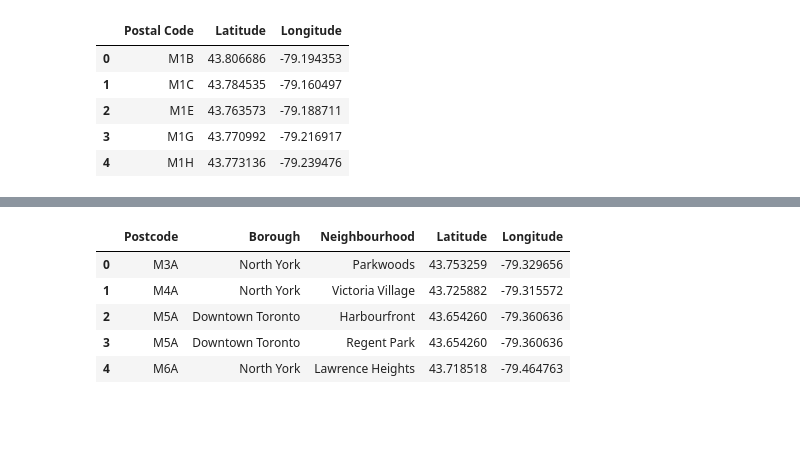
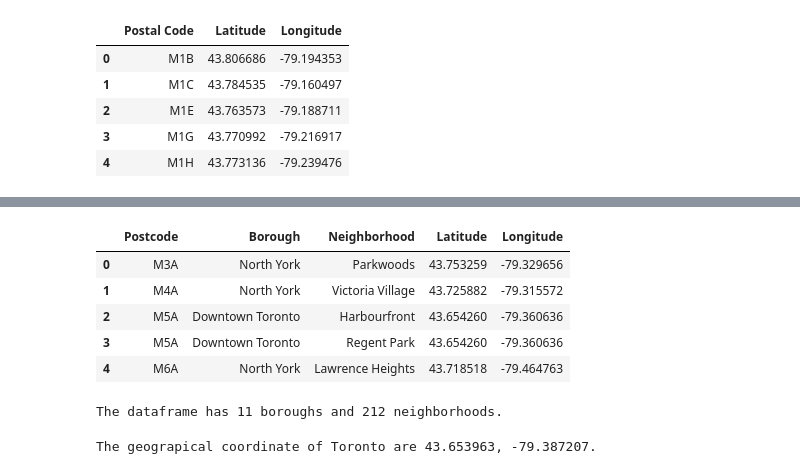
Before and after one commit to picachio/Toronto-Clustering, a Jupyter notebook: Clustering Toronto.ipynb, the cells around one changed output, grey strips where cells are left out. Drawn from its saved outputs; the diff is of its cells as text; code cells hidden in the pictures; blank space fills up the shorter version.

```diff
--- a/Clustering Toronto.ipynb
+++ b/Clustering Toronto.ipynb
@@ -78,3 +76,6 @@ Size of dataframe before: (289, 3)
 print("Size of dataframe after:", df.shape)
 # %% [output]
 Size of dataframe after: (212, 3)
+# %%
+df.rename(columns={'Neighbourhood': 'Neighborhood'}, inplace=True)
+df.head()
@@ -106,14 +114,23 @@ dtype: object
 geo_df.rename(columns={'Postal Code': 'Postcode'}, inplace=True)
 # %%
 # combine the two dataframes
-stack_df = pd.merge(df,
+merged_df = pd.merge(df,
                  geo_df,
                  on='Postcode')
-stack_df.head()
+merged_df.head()
 # %% [output]
-|  | Postcode | Borough | Neighbourhood | Latitude | Longitude |
+|  | Postcode | Borough | Neighborhood | Latitude | Longitude |
 | 0 | M3A | North York | Parkwoods | 43.753259 | -79.329656 |
 | 1 | M4A | North York | Victoria Village | 43.725882 | -79.315572 |
 | 2 | M5A | Downtown Toronto | Harbourfront | 43.654260 | -79.360636 |
 | 3 | M5A | Downtown Toronto | Regent Park | 43.654260 | -79.360636 |
 | 4 | M6A | North York | Lawrence Heights | 43.718518 | -79.464763 |
+# %%
+# Explore the number of boroughs and neighborhoods in Toronto.
+print('The dataframe has {} boroughs and {} neighborhoods.'.format(
+        len(merged_df['Borough'].unique()),
+        merged_df.shape[0]
+    )
+)
+# %% [output]
+The dataframe has 11 boroughs and 212 neighborhoods.
@@ -119,0 +141,11 @@ stack_df.head()
+# %%
+#Get the coordinates of Toronto
+address = 'Toronto'
+
+geolocator = Nominatim(user_agent="toronto_explorer")
+location = geolocator.geocode(address)
+latitude = location.latitude
+longitude = location.longitude
+print('The geograpical coordinate of Toronto are {}, {}.'.format(latitude, longitude))
+# %% [output]
+The geograpical coordinate of Toronto are 43.653963, -79.387207.
```
Also changed, not shown: parts of 30 cells of this notebook.
